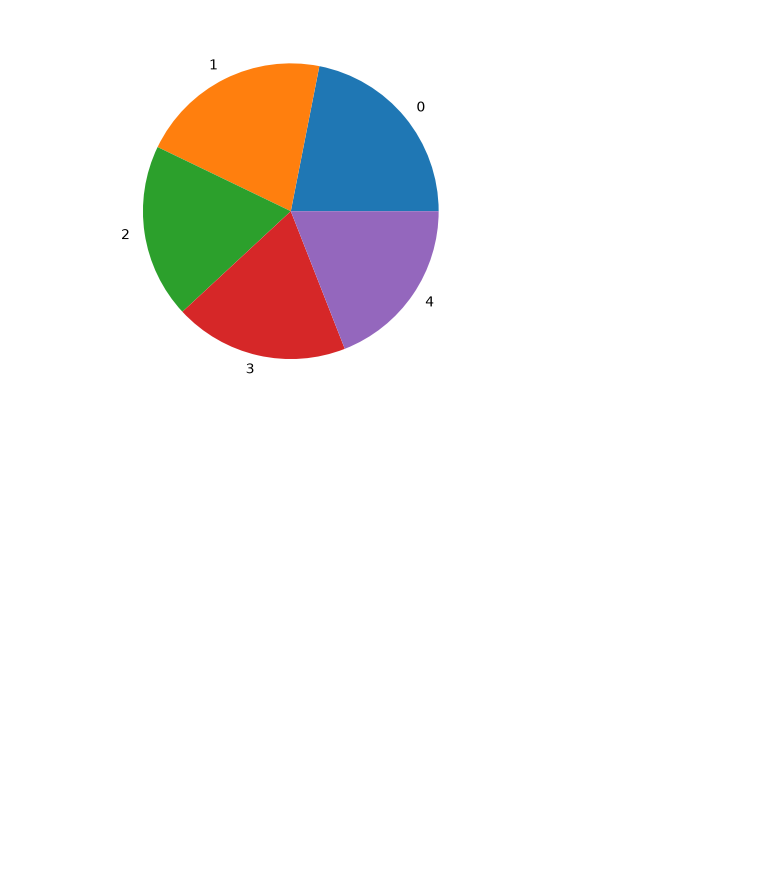
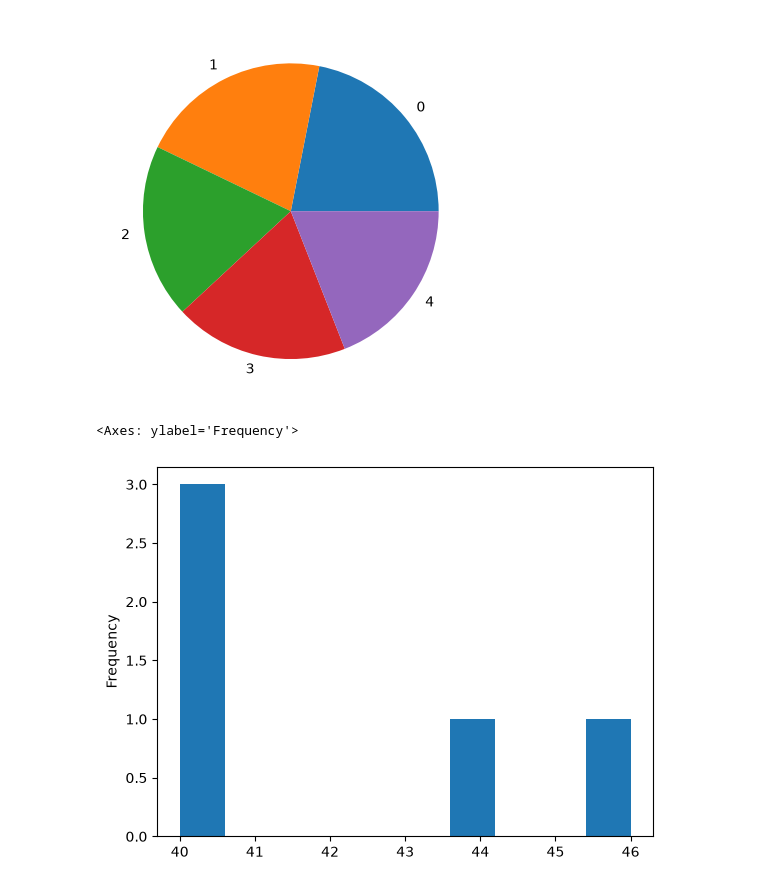
Before and after one commit to reuven/OReilly-PythonData-2026-06, a Jupyter notebook: OReilly-PythonData-2026-06-22.ipynb, the cells around one changed output. Cells and saved outputs as stored; diff of their text form; code cells hidden in the pictures; blank space fills up the shorter version.

```diff
--- a/OReilly-PythonData-2026-06-22.ipynb
+++ b/OReilly-PythonData-2026-06-22.ipynb
@@ -1372,3 +1372,10 @@ shoe_size_df['shoe_size'].plot.pie()  # common, dumb mistake
 # %% [output]
 <Axes: >
 [figure]
+# %%
+# histograms -- how often do values appear?
+
+shoe_size_df['shoe_size'].plot.hist()
+# %% [output]
+<Axes: ylabel='Frequency'>
+[figure, added]
```
Also changed, not shown: parts of 1 cell of this notebook.
